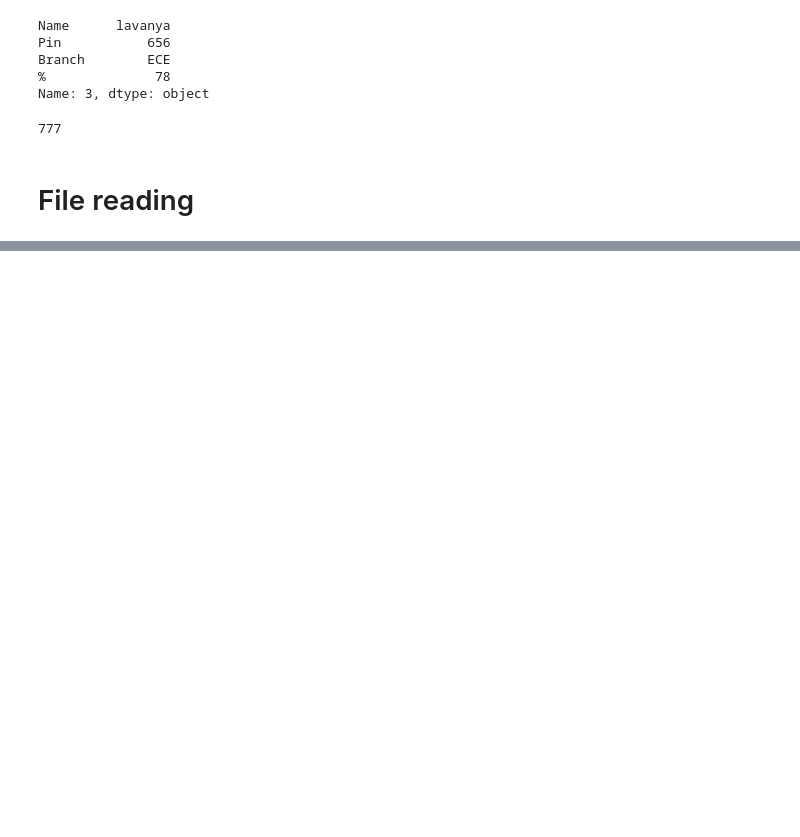
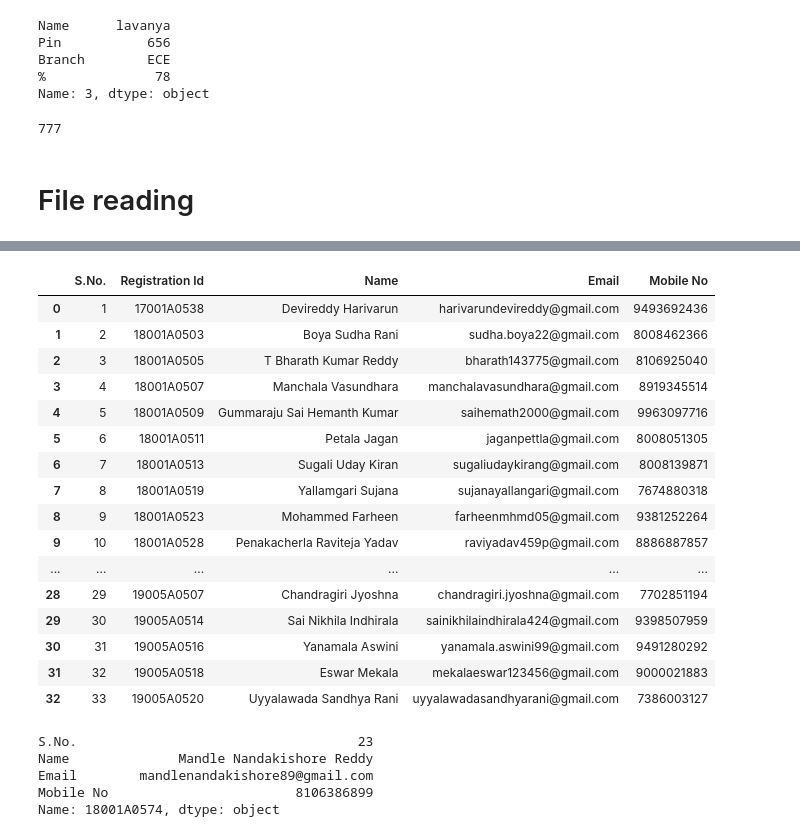
Before and after one commit to 254Odeke/JNTUADATASCIENCE, a Jupyter notebook: Day13_Pandas/Day13_16-06-2021.ipynb, the cells around one changed output, grey strips where cells are left out. Saved outputs shown, nothing was run; the diff lists cells and outputs as text; code cells hidden in the pictures; blank space fills up the shorter version.

```diff
--- a/Day13_Pandas/Day13_16-06-2021.ipynb
+++ b/Day13_Pandas/Day13_16-06-2021.ipynb
@@ -590,0 +650,21 @@ df4.loc[2,"Pin"]
+# %%
+data_std = pd.read_csv("Students.csv")
+data_std
+# %% [output]
+|  | S.No. | Registration Id | Name | Email | Mobile No |
+| 0 | 1 | 17001A0538 | Devireddy Harivarun | harivarundevireddy@gmail.com | 9493692436 |
+| 1 | 2 | 18001A0503 | Boya Sudha Rani | sudha.boya22@gmail.com | 8008462366 |
+| 2 | 3 | 18001A0505 | T Bharath Kumar Reddy | bharath143775@gmail.com | 8106925040 |
+| 3 | 4 | 18001A0507 | Manchala Vasundhara | manchalavasundhara@gmail.com | 8919345514 |
+| 4 | 5 | 18001A0509 | Gummaraju Sai Hemanth Kumar | saihemath2000@gmail.com | 9963097716 |
+| 5 | 6 | 18001A0511 | Petala Jagan | jaganpettla@gmail.com | 8008051305 |
+| 6 | 7 | 18001A0513 | Sugali Uday Kiran | sugaliudaykirang@gmail.com | 8008139871 |
+| 7 | 8 | 18001A0519 | Yallamgari Sujana | sujanayallangari@gmail.com | 7674880318 |
+| 8 | 9 | 18001A0523 | Mohammed Farheen | farheenmhmd05@gmail.com | 9381252264 |
+| 9 | 10 | 18001A0528 | Penakacherla Raviteja Yadav | raviyadav459p@gmail.com | 8886887857 |
+| ... | ... | ... | ... | ... | ... |
+| 28 | 29 | 19005A0507 | Chandragiri Jyoshna | chandragiri.jyoshna@gmail.com | 7702851194 |
+| 29 | 30 | 19005A0514 | Sai Nikhila Indhirala | sainikhilaindhirala424@gmail.com | 9398507959 |
+| 30 | 31 | 19005A0516 | Yanamala Aswini | yanamala.aswini99@gmail.com | 9491280292 |
+| 31 | 32 | 19005A0518 | Eswar Mekala | mekalaeswar123456@gmail.com | 9000021883 |
+| 32 | 33 | 19005A0520 | Uyyalawada Sandhya Rani | uyyalawadasandhyarani@gmail.com | 7386003127 |
@@ -590,0 +673,8 @@ df4.loc[2,"Pin"]
+# %%
+data_std.loc["18001A0574"]
+# %% [output]
+S.No.                                    23
+Name              Mandle Nandakishore Reddy
+Email        mandlenandakishore89@gmail.com
+Mobile No                        8106386899
+Name: 18001A0574, dtype: object
```
Also changed, not shown: parts of 32 cells of this notebook, 1 other file.
